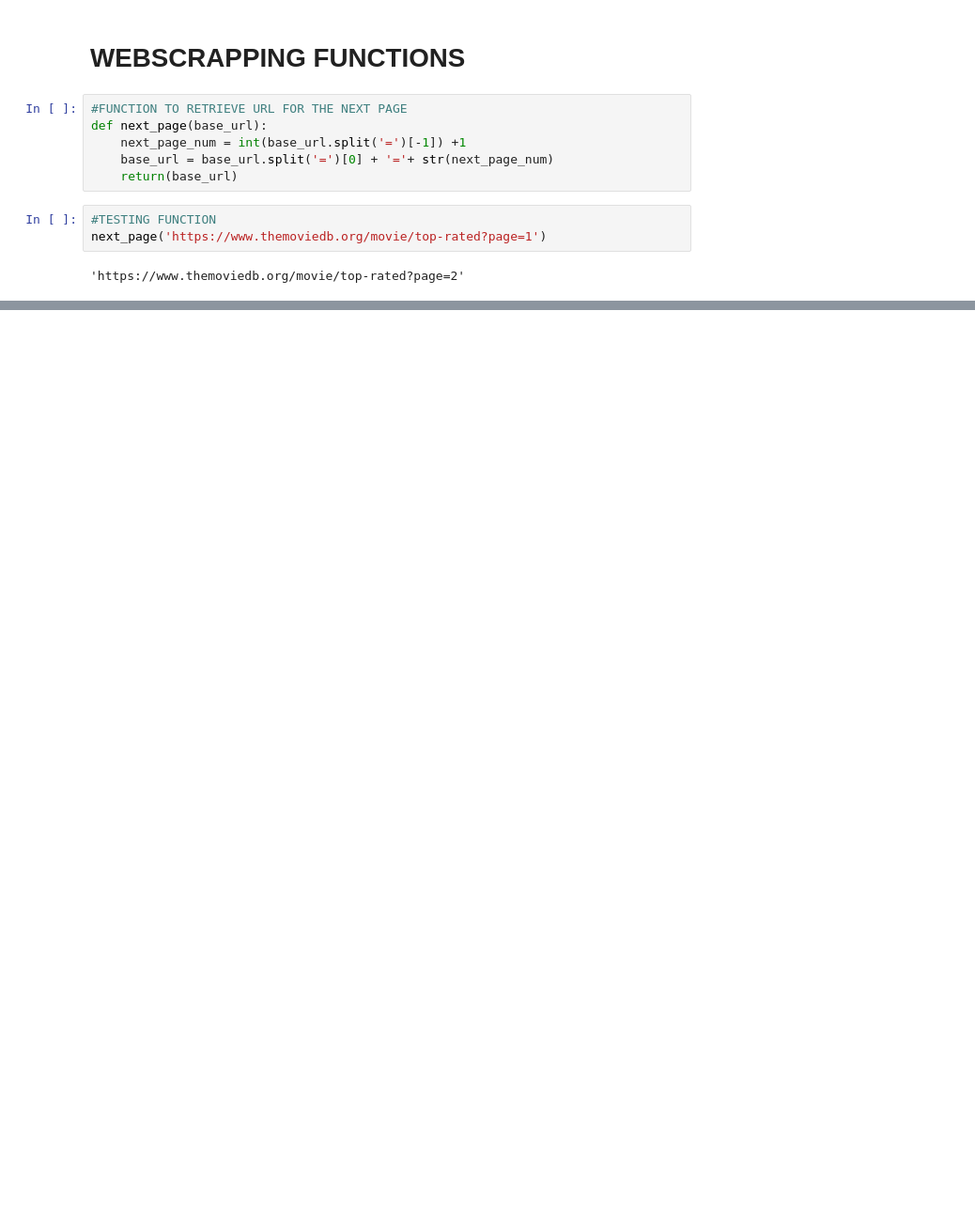
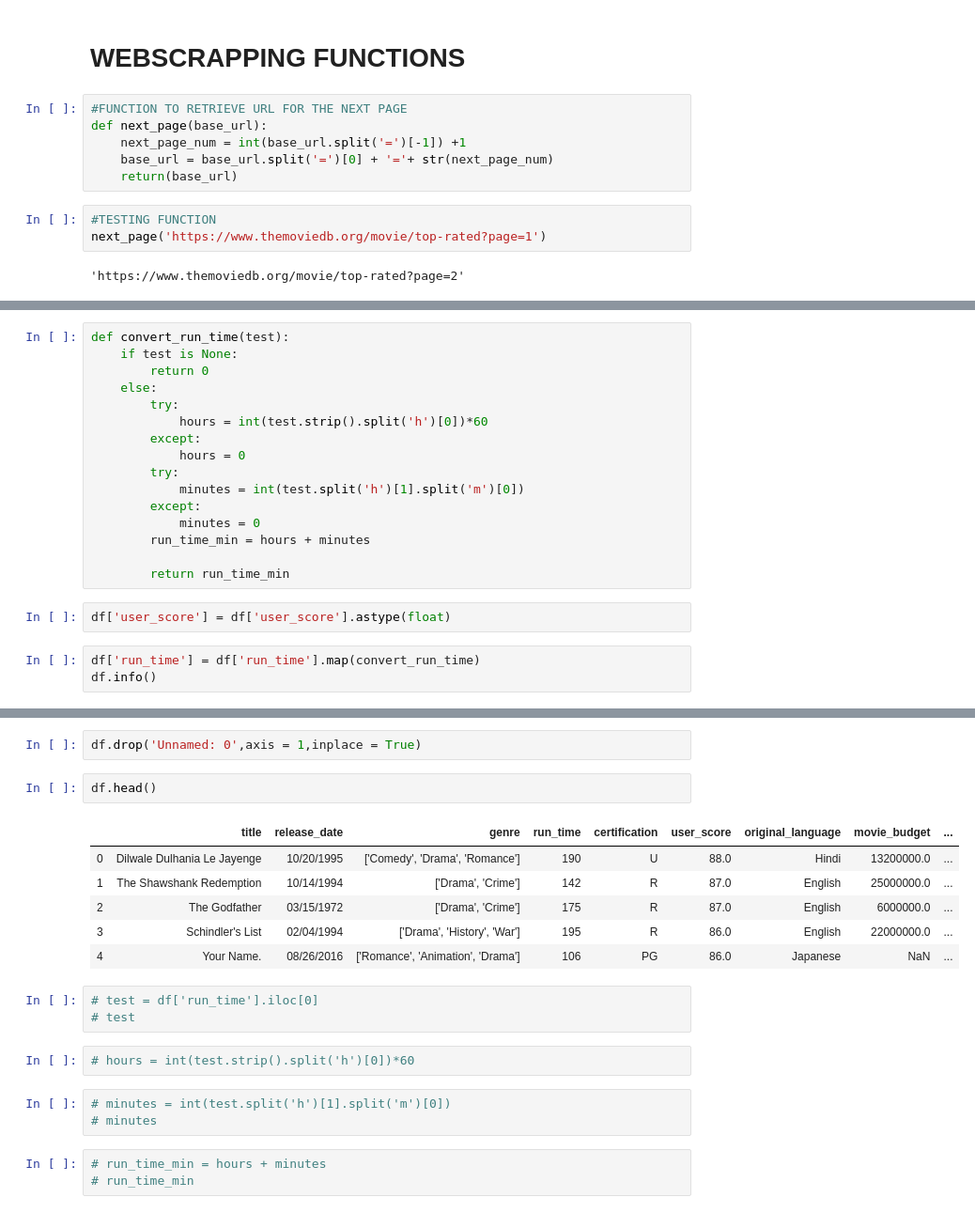
Before and after one commit to gabrieljarosi/dsc-mod-1-project-v2-1-onl01-dtsc-pt-041320, a Jupyter notebook: student.ipynb, the cells around one changed output, grey strips where cells are left out. Shown at 94% size. Saved outputs shown, nothing was run; the diff lists cells and outputs as text; blank space fills up the shorter version.

```diff
--- a/student.ipynb
+++ b/student.ipynb
@@ -376,0 +506,21 @@ AttributeError: 'NoneType' object has no attribute 'find'
+# %%
+def convert_run_time(test):
+    if test is None:
+        return 0
+    else:
+        try:
+            hours = int(test.strip().split('h')[0])*60
+        except:
+            hours = 0
+        try:
+            minutes = int(test.split('h')[1].split('m')[0])
+        except:
+            minutes = 0
+        run_time_min = hours + minutes
+
+        return run_time_min
+# %%
+df['user_score'] = df['user_score'].astype(float)
+# %%
+df['run_time'] = df['run_time'].map(convert_run_time)
+df.info()
@@ -376,0 +546,22 @@ AttributeError: 'NoneType' object has no attribute 'find'
+# %%
+df.drop('Unnamed: 0',axis = 1,inplace = True)
+# %%
+df.head()
+# %% [output]
+|  | title | release_date | genre | run_time | certification | user_score | original_language | movie_budget | ... |
+| 0 | Dilwale Dulhania Le Jayenge | 10/20/1995 | ['Comedy', 'Drama', 'Romance'] | 190 | U | 88.0 | Hindi | 13200000.0 | ... |
+| 1 | The Shawshank Redemption | 10/14/1994 | ['Drama', 'Crime'] | 142 | R | 87.0 | English | 25000000.0 | ... |
+| 2 | The Godfather | 03/15/1972 | ['Drama', 'Crime'] | 175 | R | 87.0 | English | 6000000.0 | ... |
+| 3 | Schindler's List | 02/04/1994 | ['Drama', 'History', 'War'] | 195 | R | 86.0 | English | 22000000.0 | ... |
+| 4 | Your Name. | 08/26/2016 | ['Romance', 'Animation', 'Drama'] | 106 | PG | 86.0 | Japanese | NaN | ... |
+# %%
+# test = df['run_time'].iloc[0]
+# test
+# %%
+# hours = int(test.strip().split('h')[0])*60
+# %%
+# minutes = int(test.split('h')[1].split('m')[0])
+# minutes
+# %%
+# run_time_min = hours + minutes
+# run_time_min
```
Also changed, not shown: parts of 18 cells of this notebook, 1 other file.
